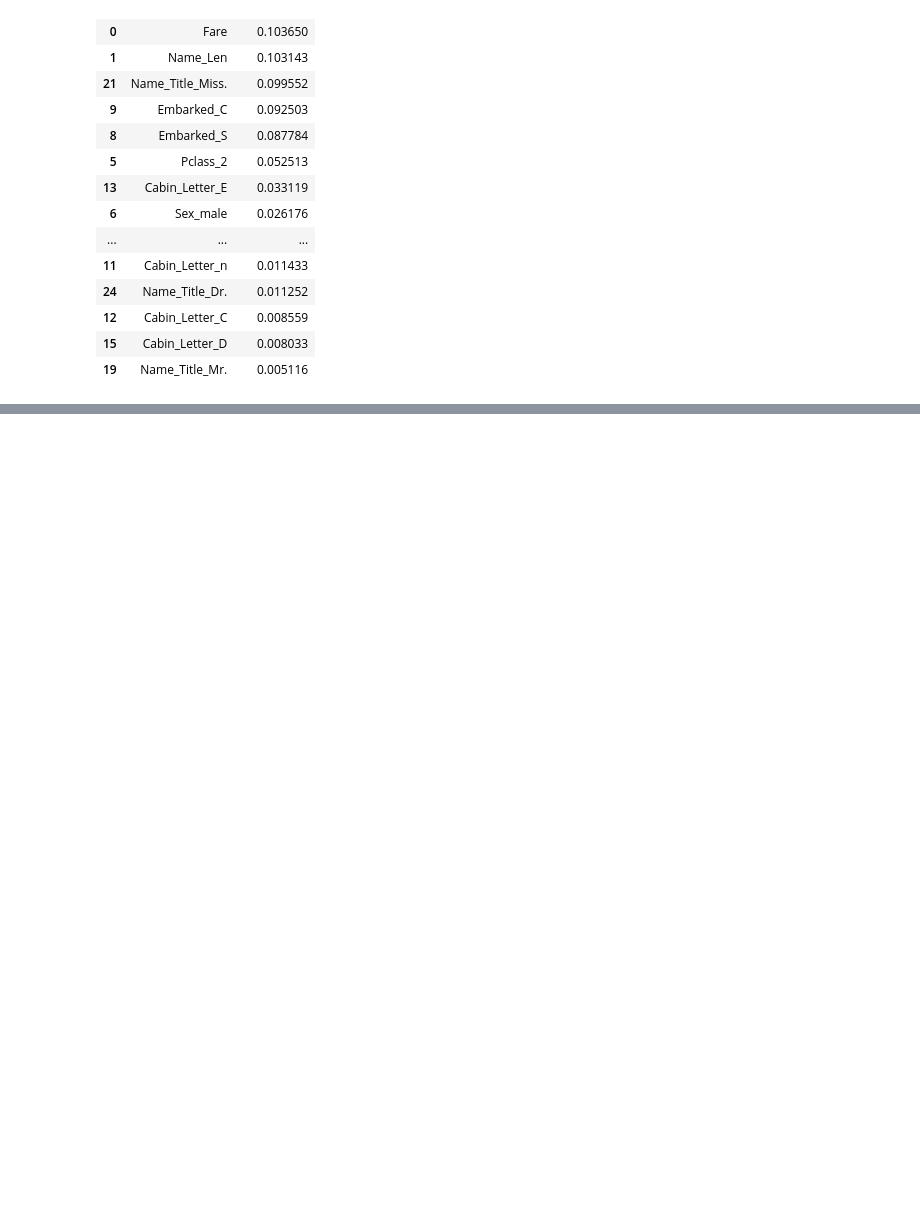
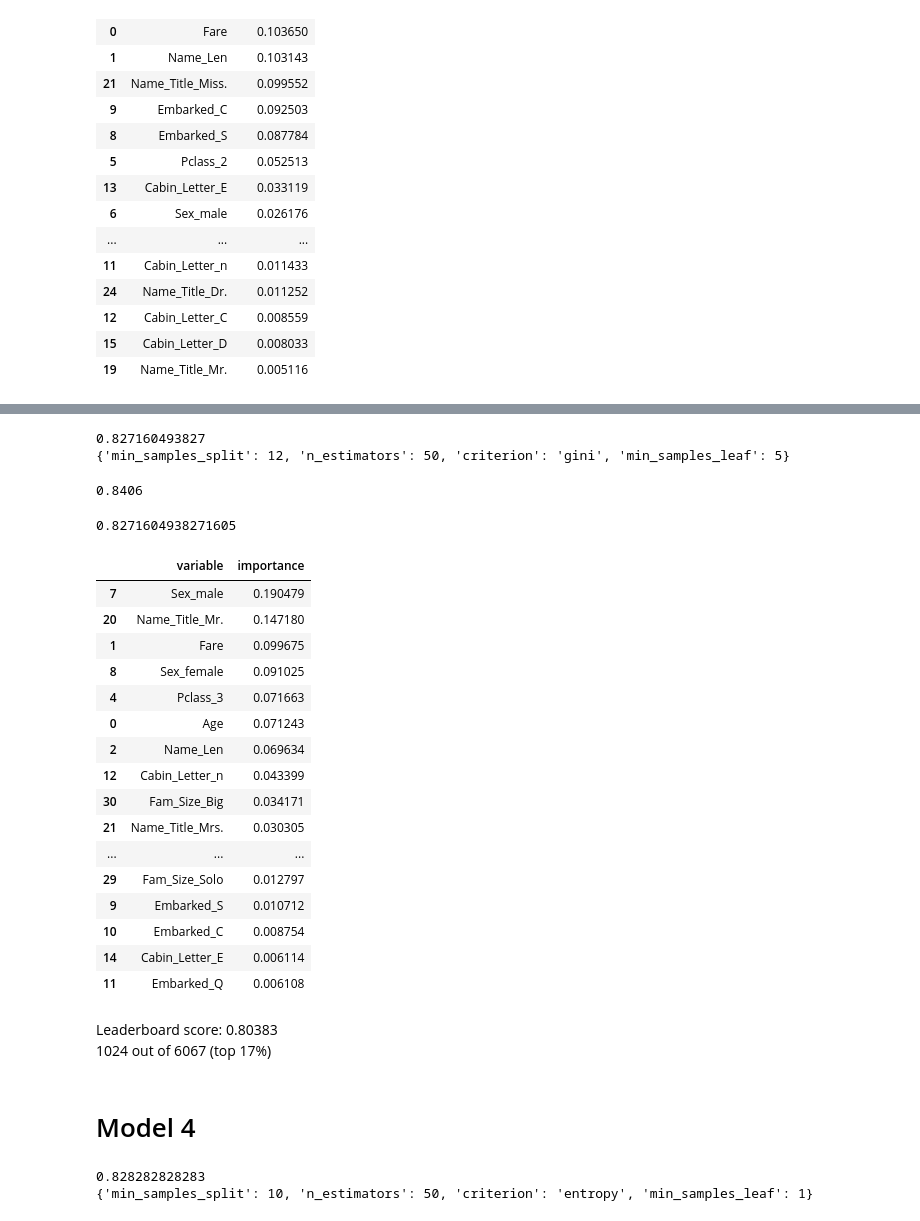
Before and after one commit to zlatankr/Projects, a Jupyter notebook: Titanic/model_RF.ipynb, the cells around one changed output, grey strips where cells are left out. Cells and saved outputs as stored; diff of their text form; code cells hidden in the pictures; blank space fills up the shorter version.

Commit message:
update titanic model

```diff
--- a/Titanic/model_RF.ipynb
+++ b/Titanic/model_RF.ipynb
@@ -309,0 +312,11 @@ predictions.to_csv(os.path.join('submission_files', 'y_test3.csv'), sep=",", ind
+# %%
+train = pd.read_csv(os.path.join('data', 'train.csv'))
+test = pd.read_csv(os.path.join('data', 'test.csv'))
+train, test = feature_process_helper.names(train, test)
+train, test = feature_process_helper.age_impute(train, test)
+train, test = feature_process_helper.cabin(train, test)
+train, test = feature_process_helper.embarked_impute(train, test)
+train, test = feature_process_helper.fam_size(train, test)
+train, test = feature_process_helper.dummies(train, test, columns = ['Pclass', 'Sex', 'Embarked',
+                                                                     'Cabin_Letter', 'Name_Title', 'Fam_Size'])
+train, test = feature_process_helper.drop(train, test)
@@ -309,0 +341,47 @@ predictions.to_csv(os.path.join('submission_files', 'y_test3.csv'), sep=",", ind
+# %%
+print(gs.best_score_)
+print(gs.best_params_)
+#print(gs.cv_results_)
+# %% [output]
+0.827160493827
+{'min_samples_split': 12, 'n_estimators': 50, 'criterion': 'gini', 'min_samples_leaf': 5}
+# %%
+rf3 = RandomForestClassifier(criterion='gini',
+                             n_estimators=50,
+                             min_samples_split=12,
+                             min_samples_leaf=5,
+                             max_features='auto',
+                             oob_score=True,
+                             random_state=1,
+                             n_jobs=-1)
+rf3.fit(train.iloc[:, 2:], train.iloc[:, 1])
+print "%.4f" % rf3.oob_score_
+# %% [output]
+0.8406
+# %%
+scores3 = cross_val_score(rf3, train.iloc[:, 2:], train.iloc[:, 1], n_jobs=-1)
+scores3.mean()
+# %% [output]
+0.8271604938271605
+# %%
+pd.concat((pd.DataFrame(train.iloc[:, 2:].columns, columns = ['variable']),
+           pd.DataFrame(rf3.feature_importances_, columns = ['importance'])),
+          axis = 1).sort_values(by='importance', ascending = False)[:20]
+# %% [output]
+|  | variable | importance |
+| 7 | Sex_male | 0.190479 |
+| 20 | Name_Title_Mr. | 0.147180 |
+| 1 | Fare | 0.099675 |
+| 8 | Sex_female | 0.091025 |
+| 4 | Pclass_3 | 0.071663 |
+| 0 | Age | 0.071243 |
+| 2 | Name_Len | 0.069634 |
+| 12 | Cabin_Letter_n | 0.043399 |
+| 30 | Fam_Size_Big | 0.034171 |
+| 21 | Name_Title_Mrs. | 0.030305 |
+| ... | ... | ... |
+| 29 | Fam_Size_Solo | 0.012797 |
+| 9 | Embarked_S | 0.010712 |
+| 10 | Embarked_C | 0.008754 |
+| 14 | Cabin_Letter_E | 0.006114 |
+| 11 | Embarked_Q | 0.006108 |
@@ -309,0 +394,5 @@ predictions.to_csv(os.path.join('submission_files', 'y_test3.csv'), sep=",", ind
+# %% [markdown]
+Leaderboard score: 0.80383
+1024 out of 6067 (top 17%)
+# %% [markdown]
+# Model 4
@@ -309,0 +430,7 @@ predictions.to_csv(os.path.join('submission_files', 'y_test3.csv'), sep=",", ind
+# %%
+print(gs.best_score_)
+print(gs.best_params_)
+#print(gs.cv_results_)
+# %% [output]
+0.828282828283
+{'min_samples_split': 10, 'n_estimators': 50, 'criterion': 'entropy', 'min_samples_leaf': 1}
```
Also changed, not shown: parts of 56 cells of this notebook, 12 other files.
